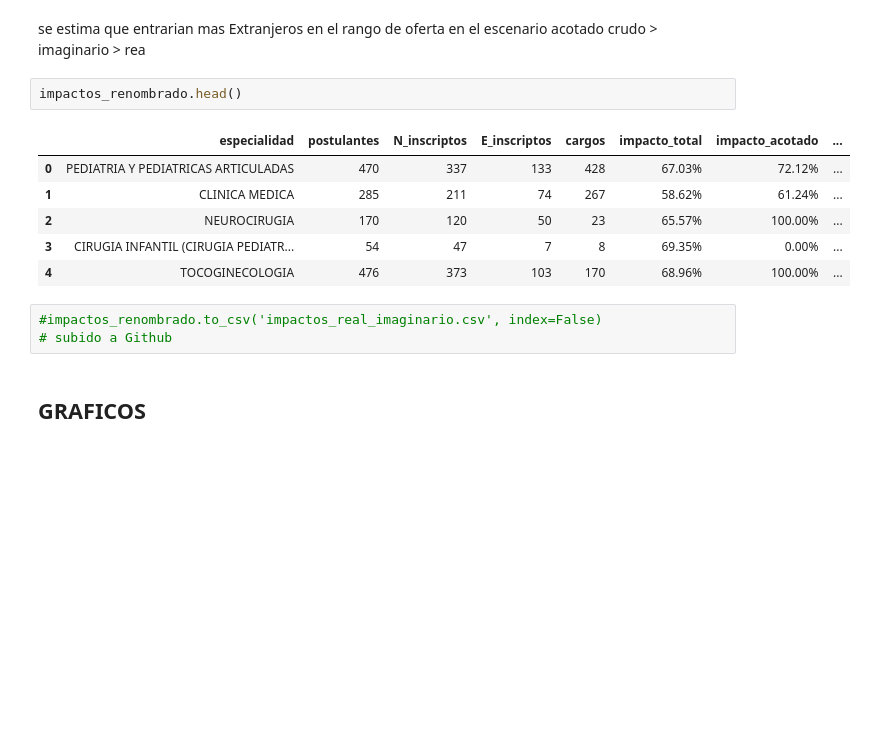
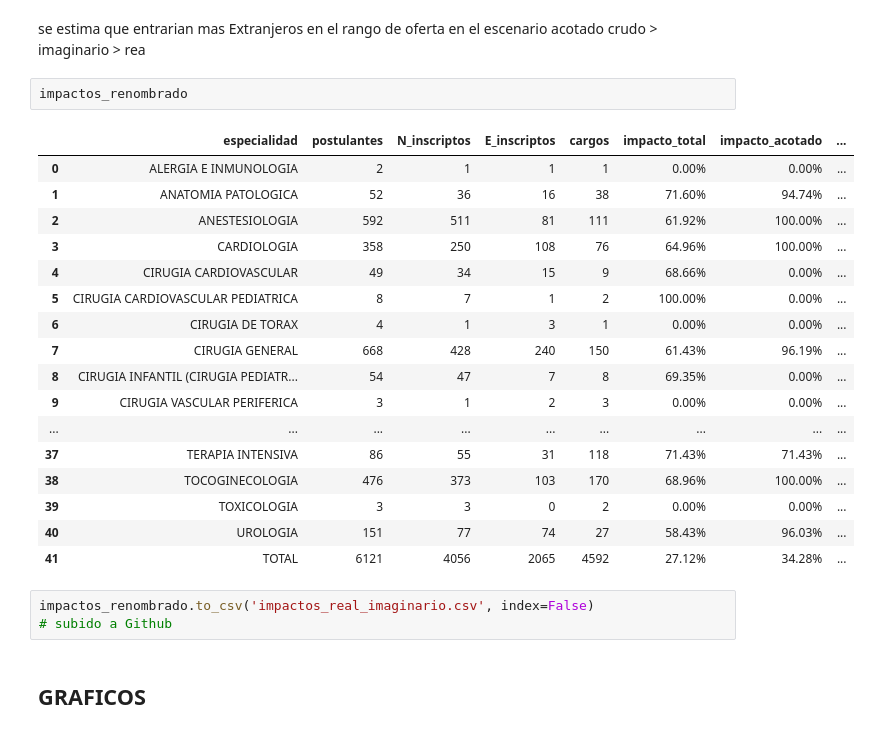
Before and after one commit to LuisaBeccar/ODMexamen, a Jupyter notebook: graficosx4.ipynb, the cells around one changed output. Drawn from its saved outputs; the diff is of its cells as text; blank space fills up the shorter version.

```diff
--- a/graficosx4.ipynb
+++ b/graficosx4.ipynb
@@ -782,16 +765,27 @@ impactos_renombrado = impactos.rename(columns=mapeo_columnas)
 # %% [markdown]
 se estima que entrarian mas Extranjeros en el rango de oferta en el escenario acotado crudo > imaginario > rea
 # %%
-impactos_renombrado.head()
+impactos_renombrado
 # %% [output]
 |  | especialidad | postulantes | N_inscriptos | E_inscriptos | cargos | impacto_total | impacto_acotado | ... |
-| 0 | PEDIATRIA Y PEDIATRICAS ARTICULADAS | 470 | 337 | 133 | 428 | 67.03% | 72.12% | ... |
-| 1 | CLINICA MEDICA | 285 | 211 | 74 | 267 | 58.62% | 61.24% | ... |
-| 2 | NEUROCIRUGIA | 170 | 120 | 50 | 23 | 65.57% | 100.00% | ... |
-| 3 | CIRUGIA INFANTIL (CIRUGIA PEDIATR... | 54 | 47 | 7 | 8 | 69.35% | 0.00% | ... |
-| 4 | TOCOGINECOLOGIA | 476 | 373 | 103 | 170 | 68.96% | 100.00% | ... |
+| 0 | ALERGIA E INMUNOLOGIA | 2 | 1 | 1 | 1 | 0.00% | 0.00% | ... |
+| 1 | ANATOMIA PATOLOGICA | 52 | 36 | 16 | 38 | 71.60% | 94.74% | ... |
+| 2 | ANESTESIOLOGIA | 592 | 511 | 81 | 111 | 61.92% | 100.00% | ... |
+| 3 | CARDIOLOGIA | 358 | 250 | 108 | 76 | 64.96% | 100.00% | ... |
+| 4 | CIRUGIA CARDIOVASCULAR | 49 | 34 | 15 | 9 | 68.66% | 0.00% | ... |
+| 5 | CIRUGIA CARDIOVASCULAR PEDIATRICA | 8 | 7 | 1 | 2 | 100.00% | 0.00% | ... |
+| 6 | CIRUGIA DE TORAX | 4 | 1 | 3 | 1 | 0.00% | 0.00% | ... |
+| 7 | CIRUGIA GENERAL | 668 | 428 | 240 | 150 | 61.43% | 96.19% | ... |
+| 8 | CIRUGIA INFANTIL (CIRUGIA PEDIATR... | 54 | 47 | 7 | 8 | 69.35% | 0.00% | ... |
+| 9 | CIRUGIA VASCULAR PERIFERICA | 3 | 1 | 2 | 3 | 0.00% | 0.00% | ... |
+| ... | ... | ... | ... | ... | ... | ... | ... | ... |
+| 37 | TERAPIA INTENSIVA | 86 | 55 | 31 | 118 | 71.43% | 71.43% | ... |
+| 38 | TOCOGINECOLOGIA | 476 | 373 | 103 | 170 | 68.96% | 100.00% | ... |
+| 39 | TOXICOLOGIA | 3 | 3 | 0 | 2 | 0.00% | 0.00% | ... |
+| 40 | UROLOGIA | 151 | 77 | 74 | 27 | 58.43% | 96.03% | ... |
+| 41 | TOTAL | 6121 | 4056 | 2065 | 4592 | 27.12% | 34.28% | ... |
 # %%
-#impactos_renombrado.to_csv('impactos_real_imaginario.csv', index=False)
+impactos_renombrado.to_csv('impactos_real_imaginario.csv', index=False)
 # subido a Github
 # %% [markdown]
 ## GRAFICOS
```
Also changed, not shown: parts of 9 cells of this notebook.
